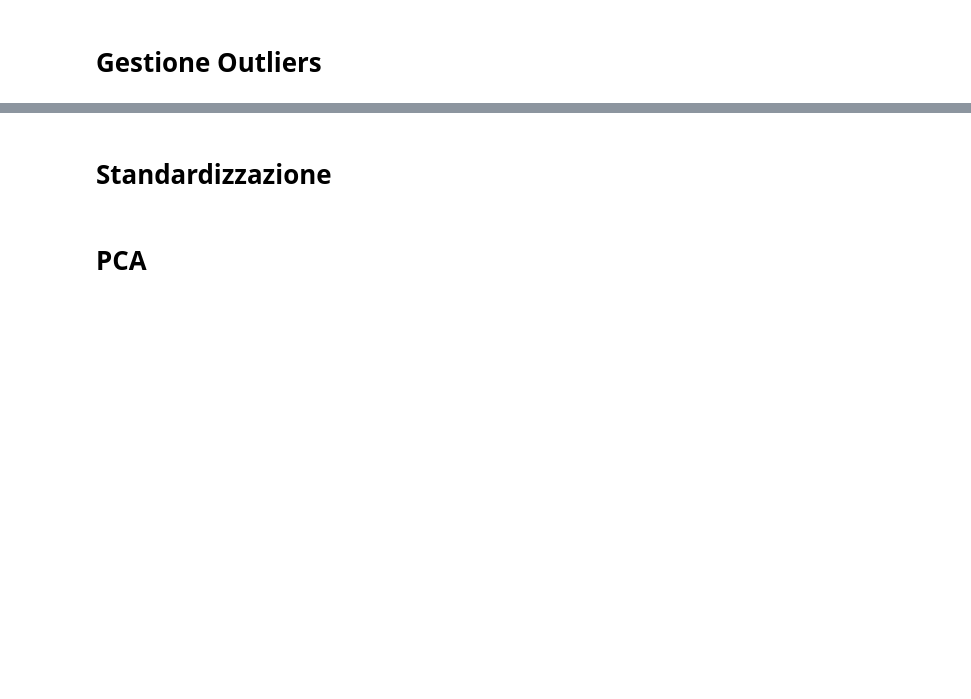
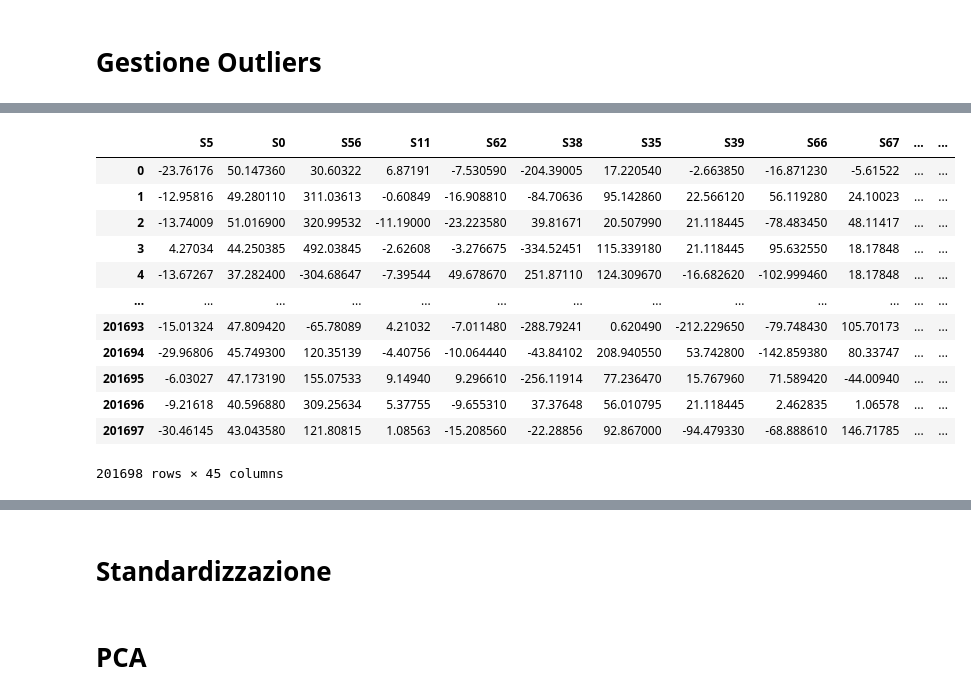
Before and after one commit to Lambe5/ProgettoDataAnalytics, a Jupyter notebook: Pre-processing.ipynb, the cells around one changed output, grey strips where cells are left out. Drawn from its saved outputs; the diff is of its cells as text; code cells hidden in the pictures; blank space fills up the shorter version.

```diff
--- a/Pre-processing.ipynb
+++ b/Pre-processing.ipynb
@@ -58,0 +102,16 @@ X_test2 = handling_outliers_test(X_test2, medians2, iqr_dict2)
+# %%
+X_train_corr
+# %% [output]
+|  | S5 | S0 | S56 | S11 | S62 | S38 | S35 | S39 | S66 | S67 | ... | ... |
+| 0 | -23.76176 | 50.147360 | 30.60322 | 6.87191 | -7.530590 | -204.39005 | 17.220540 | -2.663850 | -16.871230 | -5.61522 | ... | ... |
+| 1 | -12.95816 | 49.280110 | 311.03613 | -0.60849 | -16.908810 | -84.70636 | 95.142860 | 22.566120 | 56.119280 | 24.10023 | ... | ... |
+| 2 | -13.74009 | 51.016900 | 320.99532 | -11.19000 | -23.223580 | 39.81671 | 20.507990 | 21.118445 | -78.483450 | 48.11417 | ... | ... |
+| 3 | 4.27034 | 44.250385 | 492.03845 | -2.62608 | -3.276675 | -334.52451 | 115.339180 | 21.118445 | 95.632550 | 18.17848 | ... | ... |
+| 4 | -13.67267 | 37.282400 | -304.68647 | -7.39544 | 49.678670 | 251.87110 | 124.309670 | -16.682620 | -102.999460 | 18.17848 | ... | ... |
+| ... | ... | ... | ... | ... | ... | ... | ... | ... | ... | ... | ... | ... |
+| 201693 | -15.01324 | 47.809420 | -65.78089 | 4.21032 | -7.011480 | -288.79241 | 0.620490 | -212.229650 | -79.748430 | 105.70173 | ... | ... |
+| 201694 | -29.96806 | 45.749300 | 120.35139 | -4.40756 | -10.064440 | -43.84102 | 208.940550 | 53.742800 | -142.859380 | 80.33747 | ... | ... |
+| 201695 | -6.03027 | 47.173190 | 155.07533 | 9.14940 | 9.296610 | -256.11914 | 77.236470 | 15.767960 | 71.589420 | -44.00940 | ... | ... |
+| 201696 | -9.21618 | 40.596880 | 309.25634 | 5.37755 | -9.655310 | 37.37648 | 56.010795 | 21.118445 | 2.462835 | 1.06578 | ... | ... |
+| 201697 | -30.46145 | 43.043580 | 121.80815 | 1.08563 | -15.208560 | -22.28856 | 92.867000 | -94.479330 | -68.888610 | 146.71785 | ... | ... |
+201698 rows × 45 columns
```
Also changed, not shown: parts of 28 cells of this notebook.
